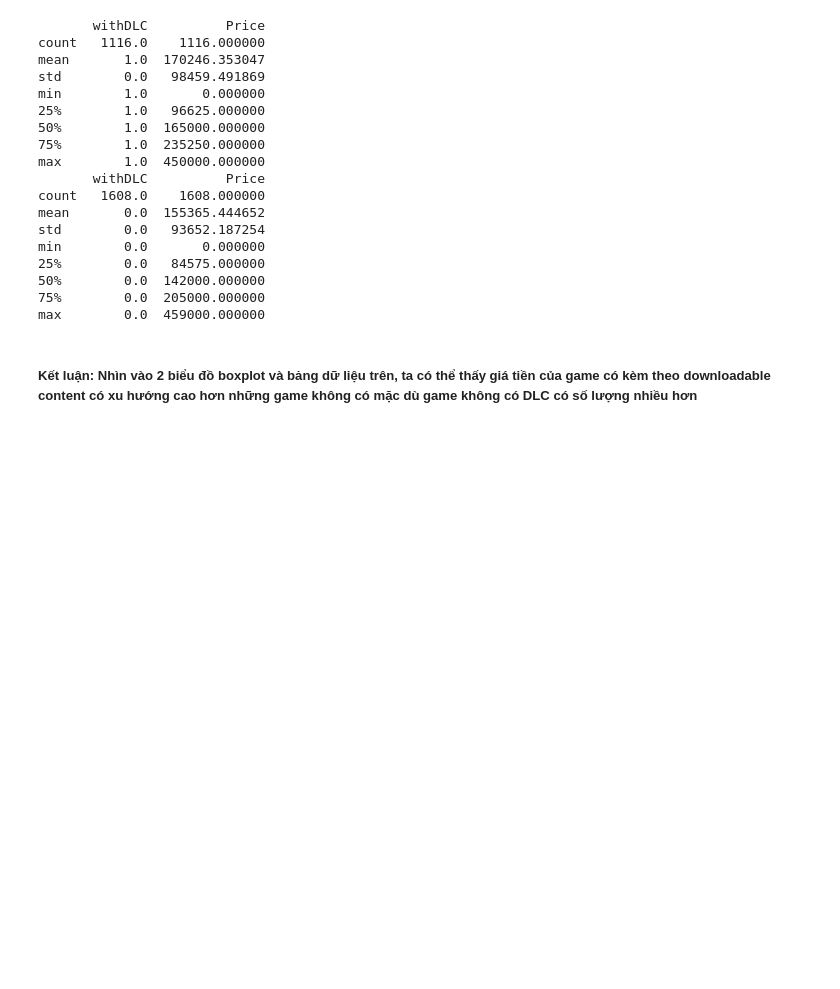
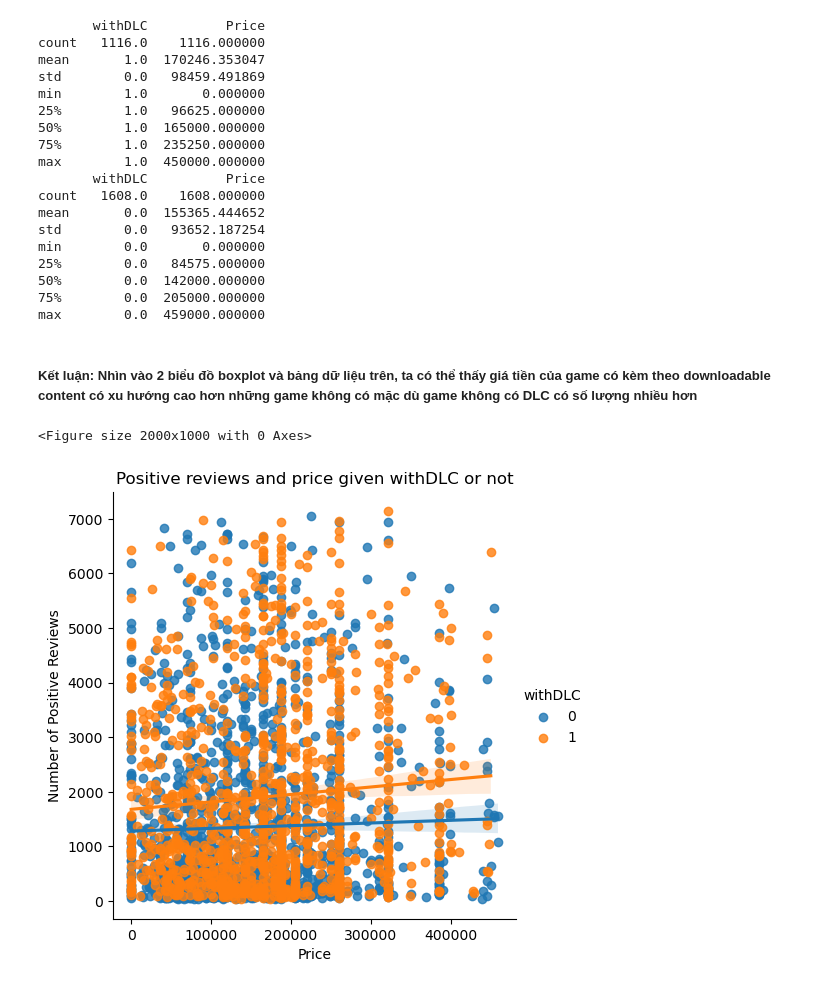
Before and after one commit to cheesepp/steam_game_ratings, a Jupyter notebook: EDA.ipynb, the cells around one changed output. Cells and saved outputs as stored; diff of their text form; code cells hidden in the pictures; blank space fills up the shorter version.

```diff
--- a/EDA.ipynb
+++ b/EDA.ipynb
@@ -67,3 +69,14 @@ min        0.0       0.000000
 max        0.0  459000.000000
 # %% [markdown]
 ##### Kết luận: Nhìn vào 2 biểu đồ boxplot và bảng dữ liệu trên, ta có thể thấy giá tiền của game có kèm theo downloadable content có xu hướng cao hơn những game không có mặc dù game không có DLC có số lượng nhiều hơn
+# %%
+plt.figure(figsize = (20, 10))
+sns.lmplot(x = 'Price', y = 'PositiveReviews', hue = 'withDLC', data = cleaned_df)
+
+plt.xlabel('Price')
+plt.ylabel('Number of Positive Reviews')
+plt.title('Positive reviews and price given withDLC or not')
+plt.show()
+# %% [output]
+<Figure size 2000x1000 with 0 Axes>
+[figure, added]
```
Also changed, not shown: parts of 1 cell of this notebook, 1 other file.
